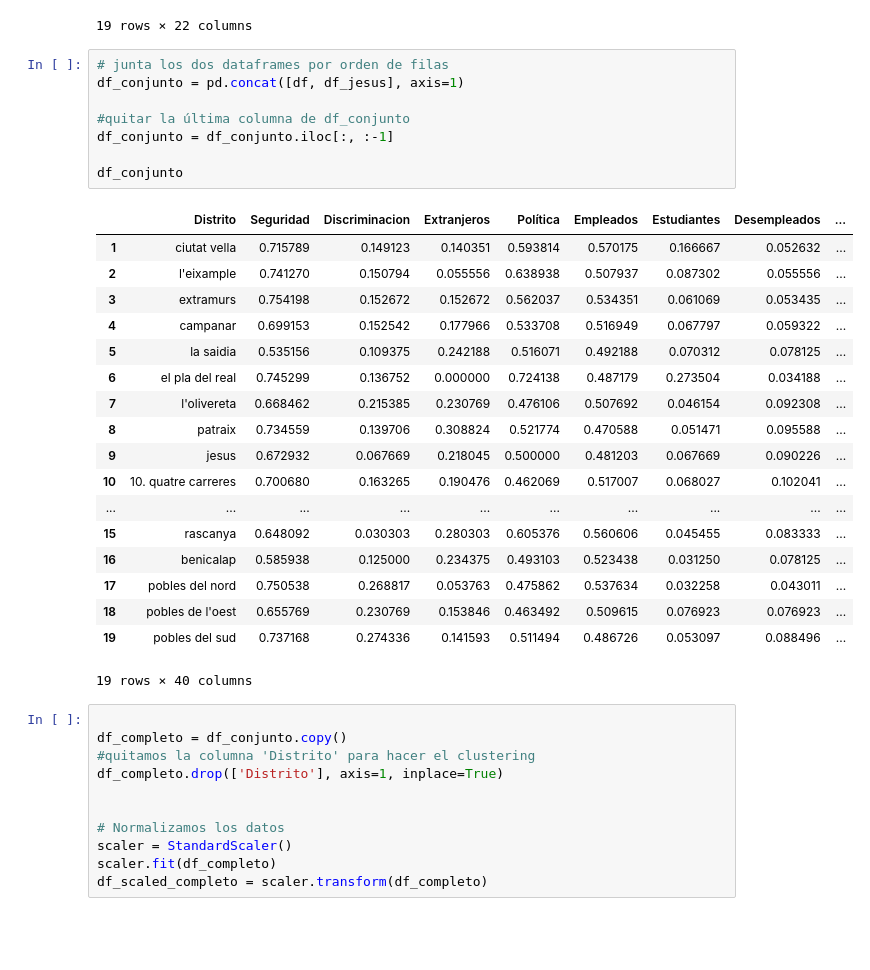
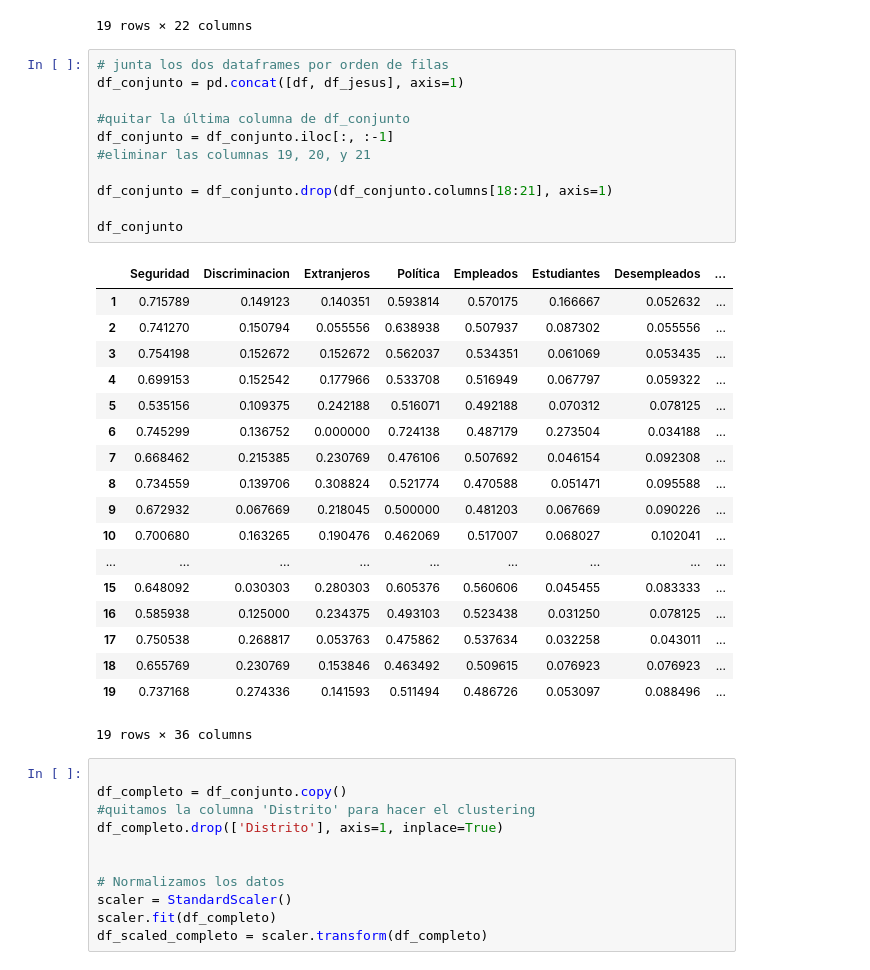
Before and after one commit to esedesam/mcd-nlp-proyecto, a Jupyter notebook: CARLOS_DISTRITOS.ipynb, the cells around one changed output. Cells and saved outputs as stored; diff of their text form; blank space fills up the shorter version.

```diff
--- a/CARLOS_DISTRITOS.ipynb
+++ b/CARLOS_DISTRITOS.ipynb
@@ -727,30 +727,33 @@ df_jesus
 # %%
 # junta los dos dataframes por orden de filas
 df_conjunto = pd.concat([df, df_jesus], axis=1)
 
 #quitar la última columna de df_conjunto
 df_conjunto = df_conjunto.iloc[:, :-1]
+#eliminar las columnas 19, 20, y 21
+
+df_conjunto = df_conjunto.drop(df_conjunto.columns[18:21], axis=1)
 
 df_conjunto
 # %% [output]
-|  | Distrito | Seguridad | Discriminacion | Extranjeros | Política | Empleados | Estudiantes | Desempleados | ... |
-| 1 | ciutat vella | 0.715789 | 0.149123 | 0.140351 | 0.593814 | 0.570175 | 0.166667 | 0.052632 | ... |
-| 2 | l'eixample | 0.741270 | 0.150794 | 0.055556 | 0.638938 | 0.507937 | 0.087302 | 0.055556 | ... |
-| 3 | extramurs | 0.754198 | 0.152672 | 0.152672 | 0.562037 | 0.534351 | 0.061069 | 0.053435 | ... |
-| 4 | campanar | 0.699153 | 0.152542 | 0.177966 | 0.533708 | 0.516949 | 0.067797 | 0.059322 | ... |
-| 5 | la saidia | 0.535156 | 0.109375 | 0.242188 | 0.516071 | 0.492188 | 0.070312 | 0.078125 | ... |
-| 6 | el pla del real | 0.745299 | 0.136752 | 0.000000 | 0.724138 | 0.487179 | 0.273504 | 0.034188 | ... |
-| 7 | l'olivereta | 0.668462 | 0.215385 | 0.230769 | 0.476106 | 0.507692 | 0.046154 | 0.092308 | ... |
-| 8 | patraix | 0.734559 | 0.139706 | 0.308824 | 0.521774 | 0.470588 | 0.051471 | 0.095588 | ... |
-| 9 | jesus | 0.672932 | 0.067669 | 0.218045 | 0.500000 | 0.481203 | 0.067669 | 0.090226 | ... |
-| 10 | 10. quatre carreres | 0.700680 | 0.163265 | 0.190476 | 0.462069 | 0.517007 | 0.068027 | 0.102041 | ... |
-| ... | ... | ... | ... | ... | ... | ... | ... | ... | ... |
-| 15 | rascanya | 0.648092 | 0.030303 | 0.280303 | 0.605376 | 0.560606 | 0.045455 | 0.083333 | ... |
-| 16 | benicalap | 0.585938 | 0.125000 | 0.234375 | 0.493103 | 0.523438 | 0.031250 | 0.078125 | ... |
-| 17 | pobles del nord | 0.750538 | 0.268817 | 0.053763 | 0.475862 | 0.537634 | 0.032258 | 0.043011 | ... |
-| 18 | pobles de l'oest | 0.655769 | 0.230769 | 0.153846 | 0.463492 | 0.509615 | 0.076923 | 0.076923 | ... |
-| 19 | pobles del sud | 0.737168 | 0.274336 | 0.141593 | 0.511494 | 0.486726 | 0.053097 | 0.088496 | ... |
+|  | Seguridad | Discriminacion | Extranjeros | Política | Empleados | Estudiantes | Desempleados | ... |
+| 1 | 0.715789 | 0.149123 | 0.140351 | 0.593814 | 0.570175 | 0.166667 | 0.052632 | ... |
+| 2 | 0.741270 | 0.150794 | 0.055556 | 0.638938 | 0.507937 | 0.087302 | 0.055556 | ... |
+| 3 | 0.754198 | 0.152672 | 0.152672 | 0.562037 | 0.534351 | 0.061069 | 0.053435 | ... |
+| 4 | 0.699153 | 0.152542 | 0.177966 | 0.533708 | 0.516949 | 0.067797 | 0.059322 | ... |
+| 5 | 0.535156 | 0.109375 | 0.242188 | 0.516071 | 0.492188 | 0.070312 | 0.078125 | ... |
+| 6 | 0.745299 | 0.136752 | 0.000000 | 0.724138 | 0.487179 | 0.273504 | 0.034188 | ... |
+| 7 | 0.668462 | 0.215385 | 0.230769 | 0.476106 | 0.507692 | 0.046154 | 0.092308 | ... |
+| 8 | 0.734559 | 0.139706 | 0.308824 | 0.521774 | 0.470588 | 0.051471 | 0.095588 | ... |
+| 9 | 0.672932 | 0.067669 | 0.218045 | 0.500000 | 0.481203 | 0.067669 | 0.090226 | ... |
+| 10 | 0.700680 | 0.163265 | 0.190476 | 0.462069 | 0.517007 | 0.068027 | 0.102041 | ... |
+| ... | ... | ... | ... | ... | ... | ... | ... | ... |
+| 15 | 0.648092 | 0.030303 | 0.280303 | 0.605376 | 0.560606 | 0.045455 | 0.083333 | ... |
+| 16 | 0.585938 | 0.125000 | 0.234375 | 0.493103 | 0.523438 | 0.031250 | 0.078125 | ... |
+| 17 | 0.750538 | 0.268817 | 0.053763 | 0.475862 | 0.537634 | 0.032258 | 0.043011 | ... |
+| 18 | 0.655769 | 0.230769 | 0.153846 | 0.463492 | 0.509615 | 0.076923 | 0.076923 | ... |
+| 19 | 0.737168 | 0.274336 | 0.141593 | 0.511494 | 0.486726 | 0.053097 | 0.088496 | ... |
-19 rows × 40 columns
+19 rows × 36 columns
 # %%
 
 df_completo = df_conjunto.copy()
```
Also changed, not shown: parts of 4 cells of this notebook.
